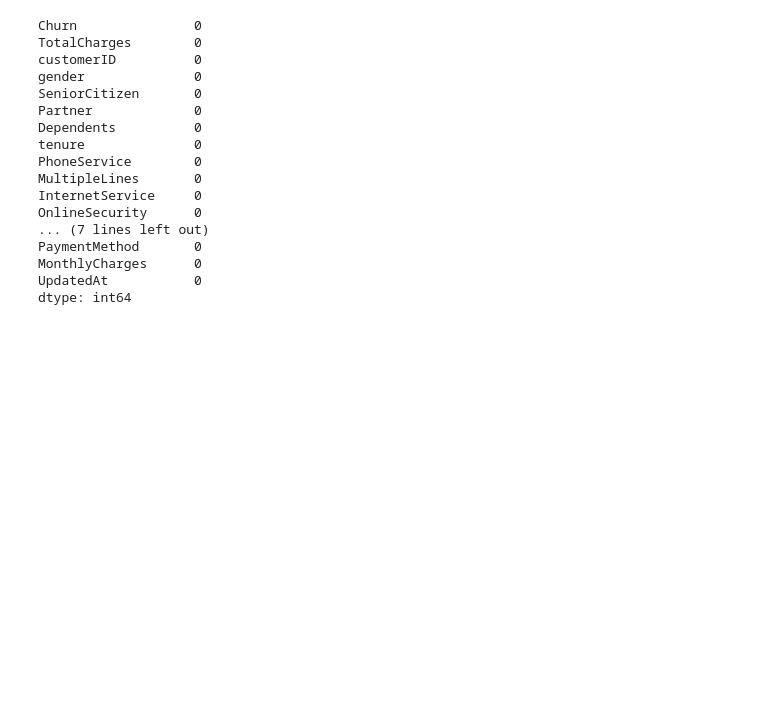
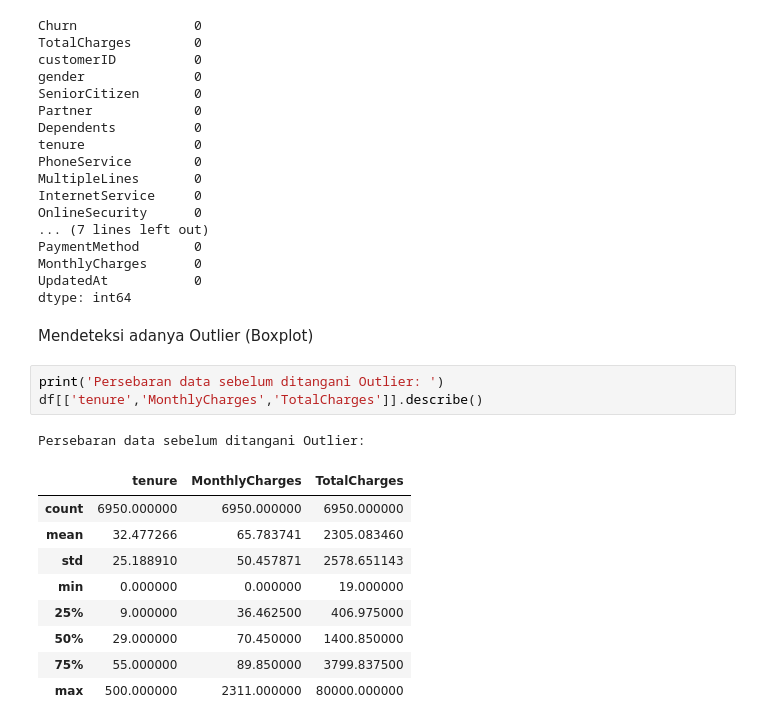
Before and after one commit to crzysab/Data-Science-Real-Projects-in-Python, a Jupyter notebook: Data_Cleaning.ipynb, the cells around one changed output. Saved outputs shown, nothing was run; the diff lists cells and outputs as text; blank space fills up the shorter version.

```diff
--- a/Data_Cleaning.ipynb
+++ b/Data_Cleaning.ipynb
@@ -150,3 +152,19 @@ PaymentMethod       0
 MonthlyCharges      0
 UpdatedAt           0
 dtype: int64
+# %% [markdown]
+Mendeteksi adanya Outlier (Boxplot)
+# %%
+print('Persebaran data sebelum ditangani Outlier: ')
+df[['tenure','MonthlyCharges','TotalCharges']].describe()
+# %% [output]
+Persebaran data sebelum ditangani Outlier:
+|  | tenure | MonthlyCharges | TotalCharges |
+| count | 6950.000000 | 6950.000000 | 6950.000000 |
+| mean | 32.477266 | 65.783741 | 2305.083460 |
+| std | 25.188910 | 50.457871 | 2578.651143 |
+| min | 0.000000 | 0.000000 | 19.000000 |
+| 25% | 9.000000 | 36.462500 | 406.975000 |
+| 50% | 29.000000 | 70.450000 | 1400.850000 |
+| 75% | 55.000000 | 89.850000 | 3799.837500 |
+| max | 500.000000 | 2311.000000 | 80000.000000 |
```
Also changed, not shown: parts of 12 cells of this notebook.
